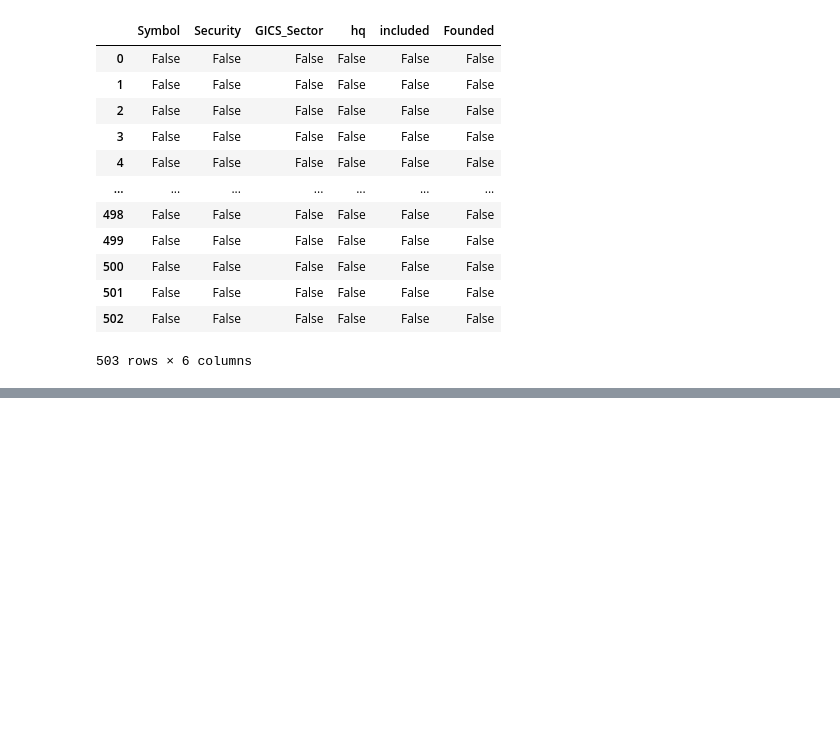
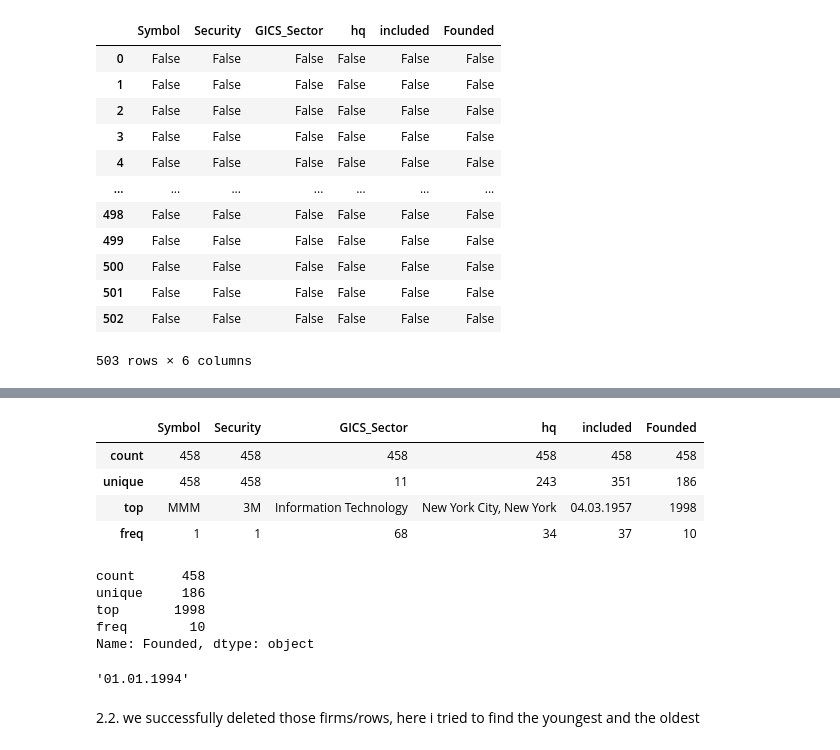
Before and after one commit to quang-linh-vo/vo_midterm, a Jupyter notebook: midterm.ipynb, the cells around one changed output, grey strips where cells are left out. Drawn from its saved outputs; the diff is of its cells as text; code cells hidden in the pictures; blank space fills up the shorter version.

```diff
--- a/midterm.ipynb
+++ b/midterm.ipynb
@@ -315,0 +328,2 @@ sap.isna()==1
+# %%
+sap.dropna(subset=['included'], inplace=True)
@@ -315,0 +343,21 @@ sap.isna()==1
+# %%
+sap.describe()
+# %% [output]
+|  | Symbol | Security | GICS_Sector | hq | included | Founded |
+| count | 458 | 458 | 458 | 458 | 458 | 458 |
+| unique | 458 | 458 | 11 | 243 | 351 | 186 |
+| top | MMM | 3M | Information Technology | New York City, New York | 04.03.1957 | 1998 |
+| freq | 1 | 1 | 68 | 34 | 37 | 10 |
+# %%
+sap['Founded'].describe()
+# %% [output]
+count      458
+unique     186
+top       1998
+freq        10
+Name: Founded, dtype: object
+# %%
+oldest = min(sap.included)
+oldest
+# %% [output]
+'01.01.1994'
@@ -315,0 +367,2 @@ sap.isna()==1
+# %% [markdown]
+2.2. we successfully deleted those firms/rows, here i tried to find the youngest and the oldest
```
Also changed, not shown: parts of 10 cells of this notebook, 1 other file.
